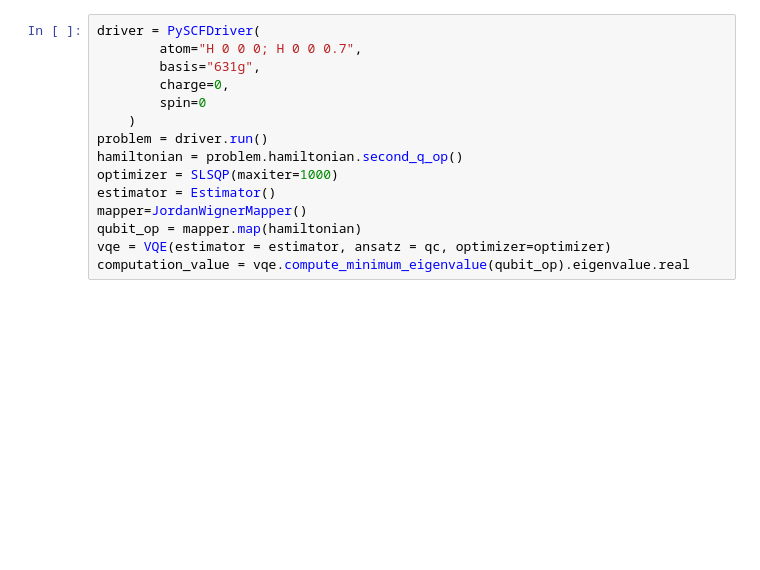
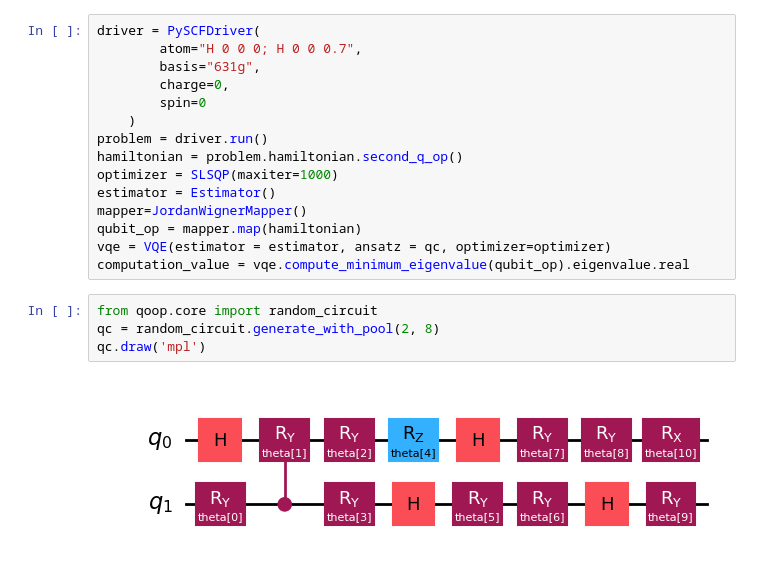
Before and after one commit to NAIST-Archlab/QNG-Benchmark, a Jupyter notebook: vqe/qevocircuit_H2_631g.ipynb, the cells around one changed output. Cells and saved outputs as stored; diff of their text form; blank space fills up the shorter version.

```diff
--- a/vqe/qevocircuit_H2_631g.ipynb
+++ b/vqe/qevocircuit_H2_631g.ipynb
@@ -170,3 +170,9 @@ mapper=JordanWignerMapper()
 qubit_op = mapper.map(hamiltonian)
 vqe = VQE(estimator = estimator, ansatz = qc, optimizer=optimizer)
 computation_value = vqe.compute_minimum_eigenvalue(qubit_op).eigenvalue.real
+# %%
+from qoop.core import random_circuit
+qc = random_circuit.generate_with_pool(2, 8)
+qc.draw('mpl')
+# %% [output]
+[figure, added]
```
Also changed, not shown: 2 other files.
